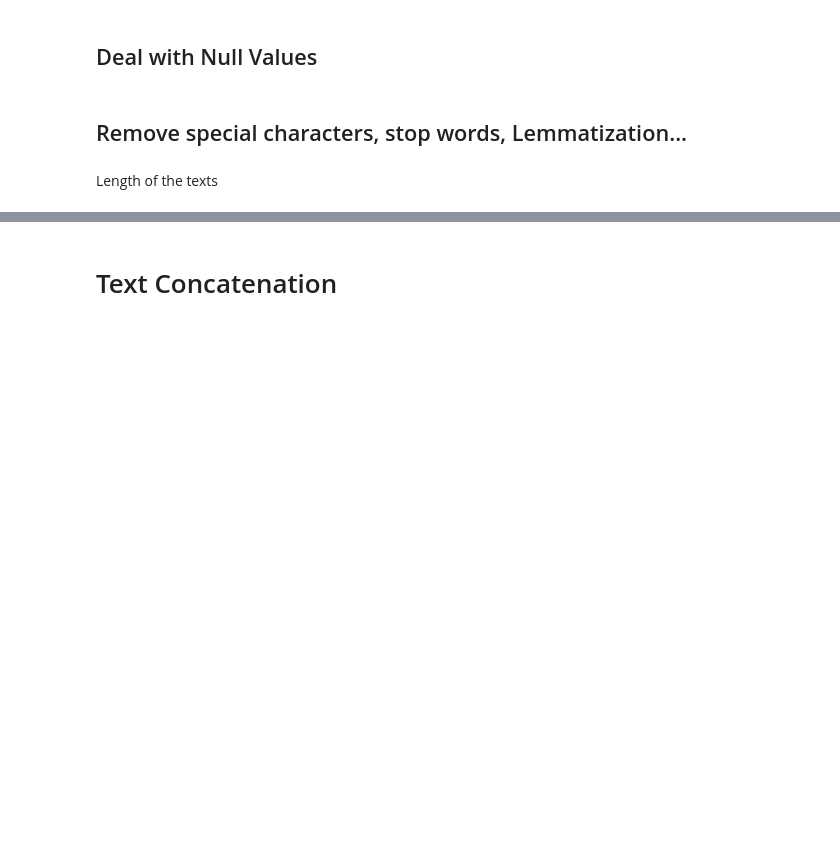
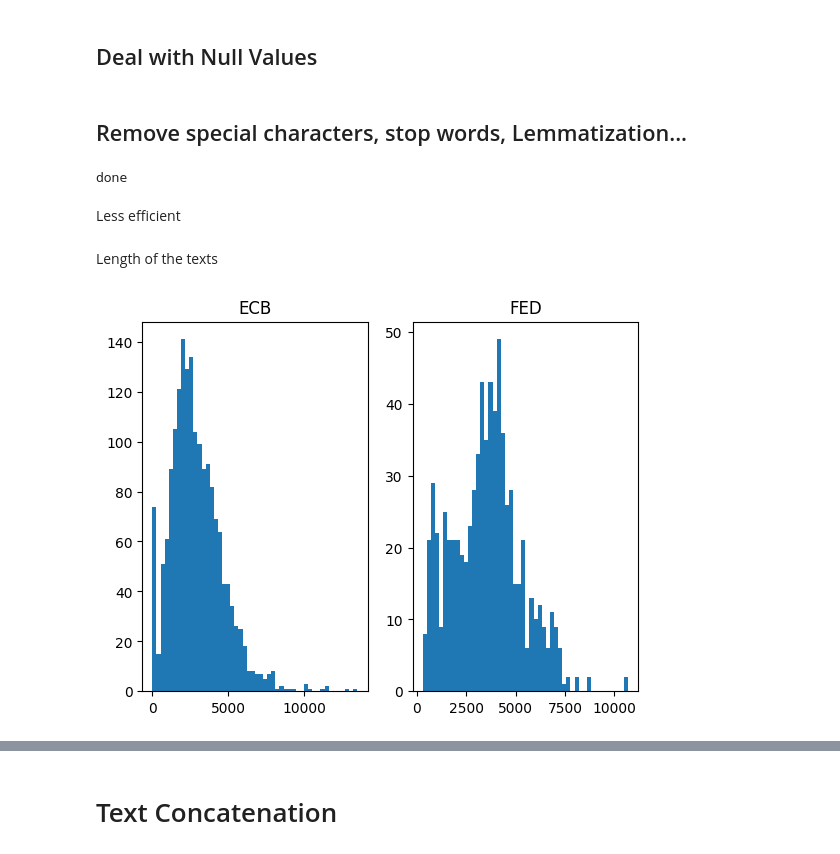
Before and after one commit to vincent-lagarde/Challenge_Natixis_NLP_Finance, a Jupyter notebook: notebooks/data_preprocessing.ipynb, the cells around one changed output, grey strips where cells are left out. Cells and saved outputs as stored; diff of their text form; code cells hidden in the pictures; blank space fills up the shorter version.

```diff
--- a/notebooks/data_preprocessing.ipynb
+++ b/notebooks/data_preprocessing.ipynb
@@ -59,4 +67,25 @@ index_no_texts = df_ecb[df_ecb["text_process"].isnull()].index.values
 df_ecb.loc[index_no_texts, "text_process"] = df_ecb.loc[index_no_texts, "title"].values
 # %% [markdown]
 ## Remove special characters, stop words, Lemmatization...
+# %%
+# Clean Data
+negation_words = ["no", "not"]
+df_fed.text_process = [text_cleaning(
+        x,
+        negation_set=negation_words,
+        fg_no_numbers=True,
+        fg_stop_words=True,
+        fg_lemmatization=True,
+    ) for x in df_fed.text_process]
+df_ecb.text_process = [text_cleaning(
+        x,
+        negation_set=negation_words,
+        fg_no_numbers=True,
+        fg_stop_words=True,
+        fg_lemmatization=True,
+    ) for x in df_ecb.text_process]
+# %% [output]
+done
+# %% [markdown]
+Less efficient
 # %%
@@ -83,5 +115,16 @@ df_ecb.text_process = df_ecb.text_process.apply(
 # %% [markdown]
 Length of the texts
+# %%
+lenght_texts_ecb = [len(str(x).split(" ")) for x in df_ecb.text]
+lenght_texts_fed = [len(str(x).split(" ")) for x in df_fed.text]
+fig, ax = plt.subplots(1,2)
+ax[0].hist(lenght_texts_ecb, bins=50)
+ax[0].set_title("ECB")
+ax[1].hist(lenght_texts_fed, bins=50)
+ax[1].set_title("FED")
+plt.show()
+# %% [output]
+[figure, added]
 # %%
 lenght_texts_ecb = [len(str(x).split(" ")) for x in df_ecb.text_process]
 lenght_texts_fed = [len(str(x).split(" ")) for x in df_fed.text_process]
```
Also changed, not shown: parts of 17 cells of this notebook, 3 other files.
